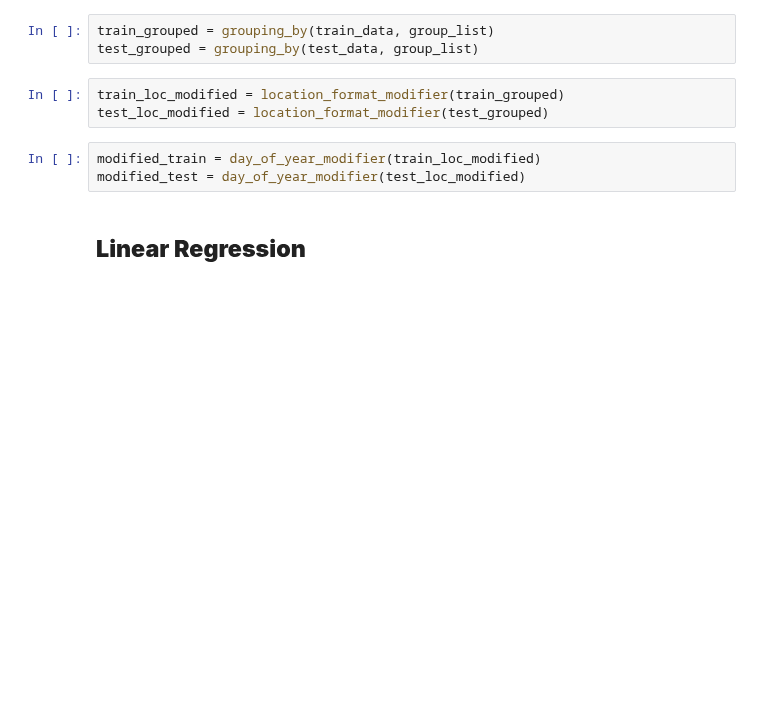
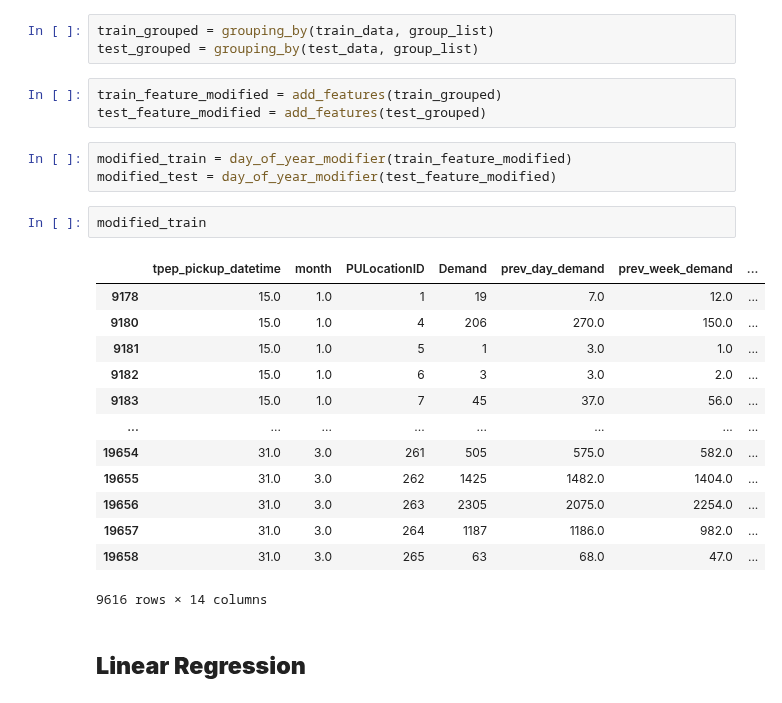
Before and after one commit to danaeis/shoofer-demand-prediction, a Jupyter notebook: Shoojer_phase_1 (ML).ipynb, the cells around one changed output. Drawn from its saved outputs; the diff is of its cells as text; blank space fills up the shorter version.

```diff
--- a/Shoojer_phase_1 (ML).ipynb
+++ b/Shoojer_phase_1 (ML).ipynb
@@ -237,12 +249,28 @@ test_data = concating_data(test_date_modified)
 # %%
 train_grouped = grouping_by(train_data, group_list)
 test_grouped = grouping_by(test_data, group_list)
-# %%
-train_loc_modified = location_format_modifier(train_grouped)
-test_loc_modified = location_format_modifier(test_grouped)
+# %%
+train_feature_modified = add_features(train_grouped)
+test_feature_modified = add_features(test_grouped)
 # %%
-modified_train = day_of_year_modifier(train_loc_modified)
-modified_test = day_of_year_modifier(test_loc_modified)
+modified_train = day_of_year_modifier(train_feature_modified)
+modified_test = day_of_year_modifier(test_feature_modified)
+# %%
+modified_train
+# %% [output]
+|  | tpep_pickup_datetime | month | PULocationID | Demand | prev_day_demand | prev_week_demand | ... |
+| 9178 | 15.0 | 1.0 | 1 | 19 | 7.0 | 12.0 | ... |
+| 9180 | 15.0 | 1.0 | 4 | 206 | 270.0 | 150.0 | ... |
+| 9181 | 15.0 | 1.0 | 5 | 1 | 3.0 | 1.0 | ... |
+| 9182 | 15.0 | 1.0 | 6 | 3 | 3.0 | 2.0 | ... |
+| 9183 | 15.0 | 1.0 | 7 | 45 | 37.0 | 56.0 | ... |
+| ... | ... | ... | ... | ... | ... | ... | ... |
+| 19654 | 31.0 | 3.0 | 261 | 505 | 575.0 | 582.0 | ... |
+| 19655 | 31.0 | 3.0 | 262 | 1425 | 1482.0 | 1404.0 | ... |
+| 19656 | 31.0 | 3.0 | 263 | 2305 | 2075.0 | 2254.0 | ... |
+| 19657 | 31.0 | 3.0 | 264 | 1187 | 1186.0 | 982.0 | ... |
+| 19658 | 31.0 | 3.0 | 265 | 63 | 68.0 | 47.0 | ... |
+9616 rows × 14 columns
 # %% [markdown]
 ## **Linear Regression**
 # %% [markdown]
```
Also changed, not shown: parts of 20 cells of this notebook.
